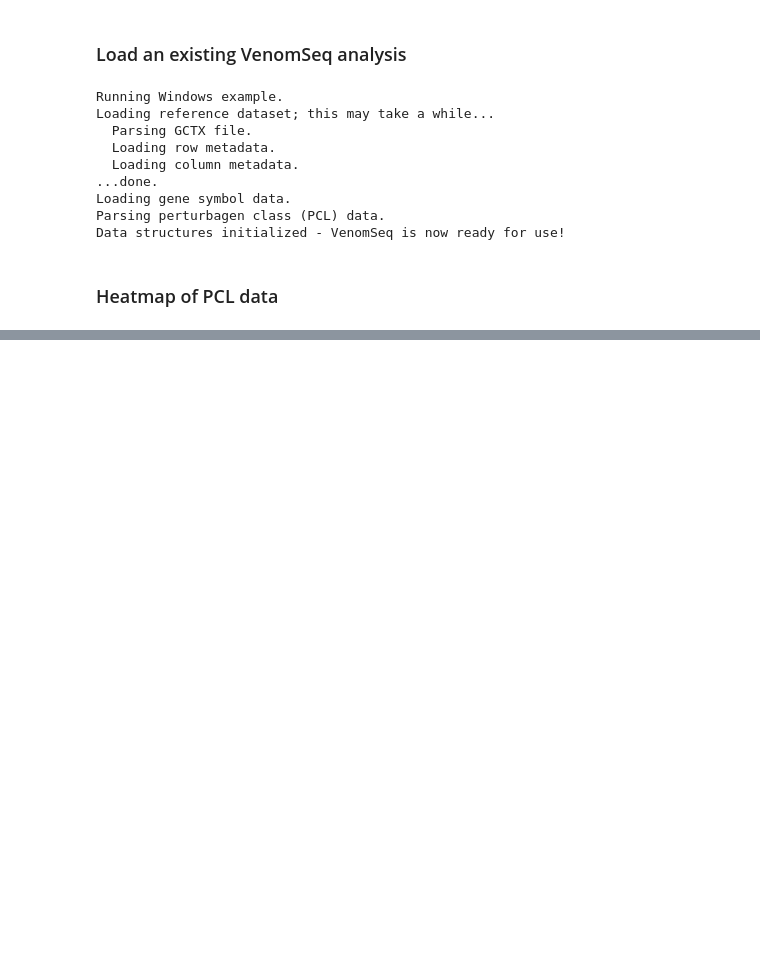
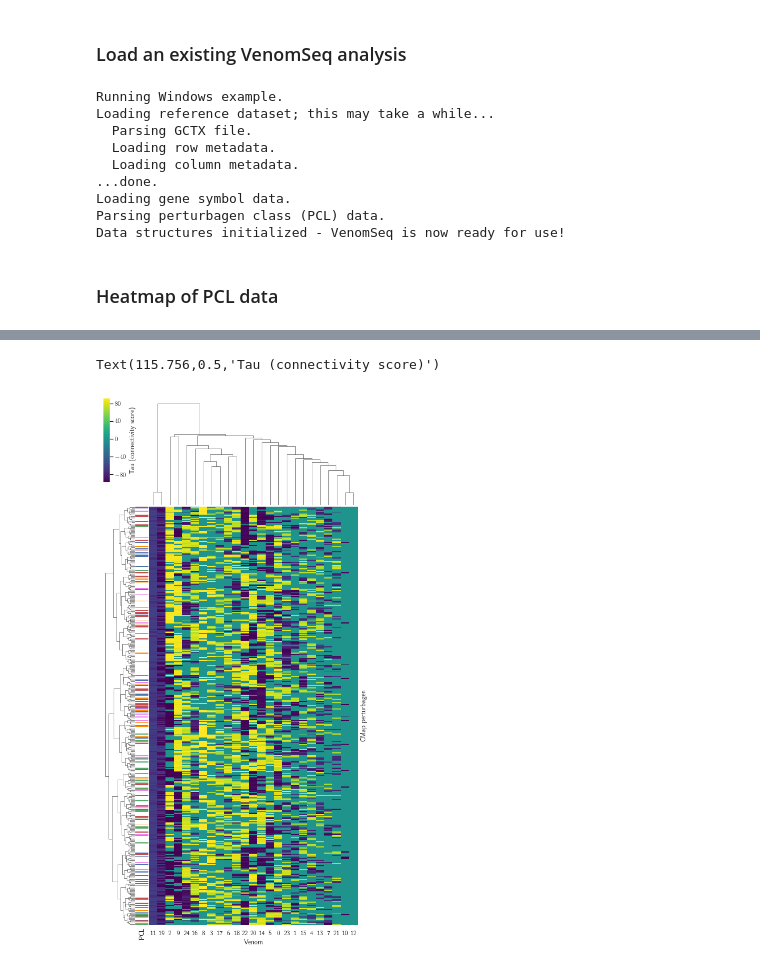
Before and after one commit to JDRomano2/venomSeq, a Jupyter notebook: doc/examples/Visualizations.ipynb, the cells around one changed output, grey strips where cells are left out. Saved outputs shown, nothing was run; the diff lists cells and outputs as text; code cells hidden in the pictures; blank space fills up the shorter version.

Commit message:
Work on visualization of tau

```diff
--- a/doc/examples/Visualizations.ipynb
+++ b/doc/examples/Visualizations.ipynb
@@ -63,0 +61,2 @@ annot
+# %%
+tmp = v.pcls_from_annotations(annot)
@@ -63,0 +83,46 @@ annot
+# %%
+row_labels = pd.Series([x[0] for x in tmp])
+col_labels = pd.Series([
+    "snake","snake","snake","snake","snake","snake",
+    "spider","spider","spider","spider",
+    "fish","fish",
+    "scorpion","scorpion","scorpion",
+    "amphibian","amphibian","amphibian",
+    "arthropod","arthropod","arthropod",
+    "mollusc","mollusc","mollusc",
+    "fish"
+])
+lut = {
+    "CP_HDAC_INHIBITOR": "r",
+    "CP_AURORA_KINASE_INHIBITOR": "b",
+    "CP_GLUCOCORTICOID_RECEPTOR_AGONIST": "g",
+    "CP_DOPAMINE_RECEPTOR_ANTAGONIST": "darkorange",
+    "CP_ESTROGEN_RECEPTOR_AGONIST": "violet"
+}
+lut2 = {
+    "snake": "seagreen",
+    "spider": "navy",
+    "fish": "crimson",
+    "scorpion": "goldenrod",
+    "amphibian": "dimgray",
+    "arthropod": "steelblue",
+    "mollusc": "yellow"
+}
+colors_r = row_labels.map(lut)
+colors_r = colors_r.fillna("w")
+colors_c = col_labels.map(lut2)
+# %%
+g = sns.clustermap(X, cmap="viridis", robust=True,
+                   method='ward', row_colors=list(colors_r), figsize=(8,17))
+g.ax_heatmap.get_yaxis().set_ticks([])
+g.ax_heatmap.set_xlabel("Venom", **hfont)
+g.ax_heatmap.set_ylabel("CMap perturbagen", **hfont)
+
+# Label PCL column
+g.ax_row_colors.set_xlabel("PCL", rotation="vertical", **hfont)
+
+# Label legend
+g.cax.set_ylabel("Tau (connectivity score)", **hfont)
+# %% [output]
+Text(115.756,0.5,'Tau (connectivity score)')
+[figure, added]
```
Also changed, not shown: parts of 9 cells of this notebook, 1 other file.
